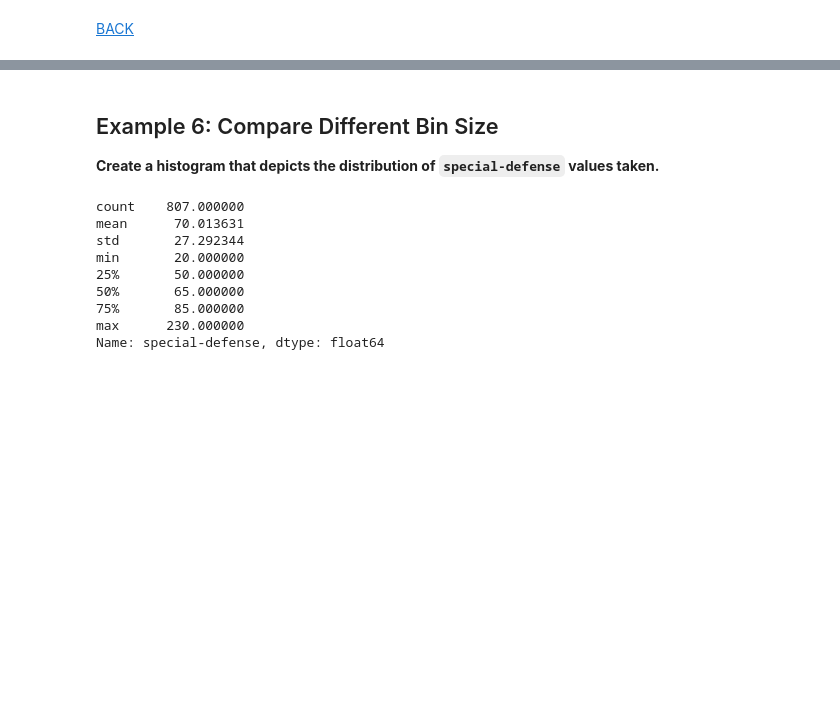
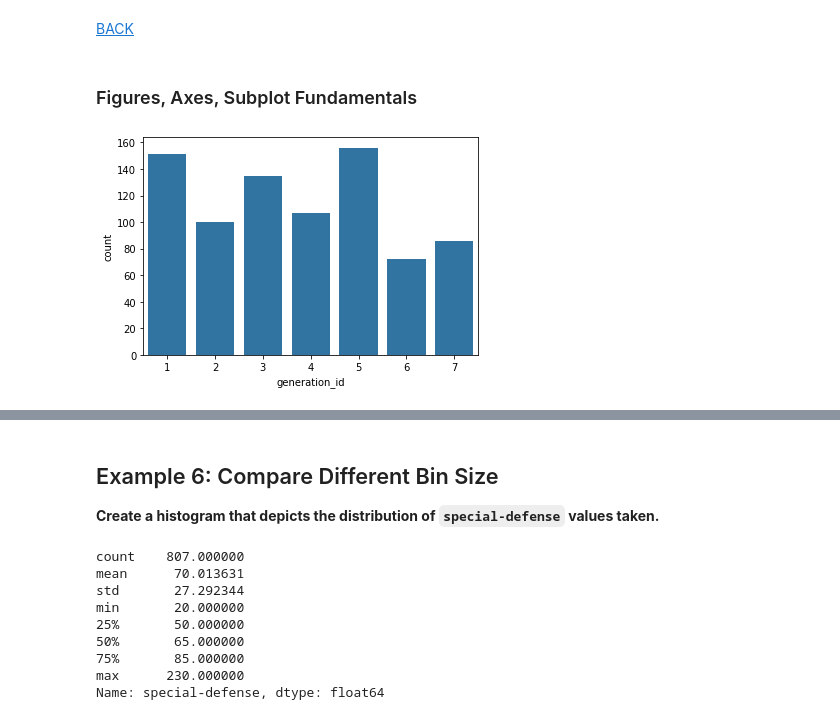
Before and after one commit to Alex-YuZ/Visualization-Using-Python, a Jupyter notebook: Histograms.ipynb, the cells around one changed output, grey strips where cells are left out. Cells and saved outputs as stored; diff of their text form; code cells hidden in the pictures; blank space fills up the shorter version.

```diff
--- a/Histograms.ipynb
+++ b/Histograms.ipynb
@@ -114,2 +112,13 @@ plt.hist(data = pokemon, x = 'speed', bins = bins);
 # %% [markdown]
 [BACK](#contents)
+# %% [markdown]
+### Figures, Axes, Subplot Fundamentals
+# %%
+fig = plt.figure()
+
+# first two elements of the list indicate the position of the lower-left hand corner of the Axes
+ax = fig.add_axes([.125, .125, .775, .755])
+base_color = sns.color_palette()[0]
+sns.countplot(data = pokemon, x = 'generation_id', color = base_color, ax = ax);
+# %% [output]
+[figure, added]
```
Also changed, not shown: parts of 11 cells of this notebook.
